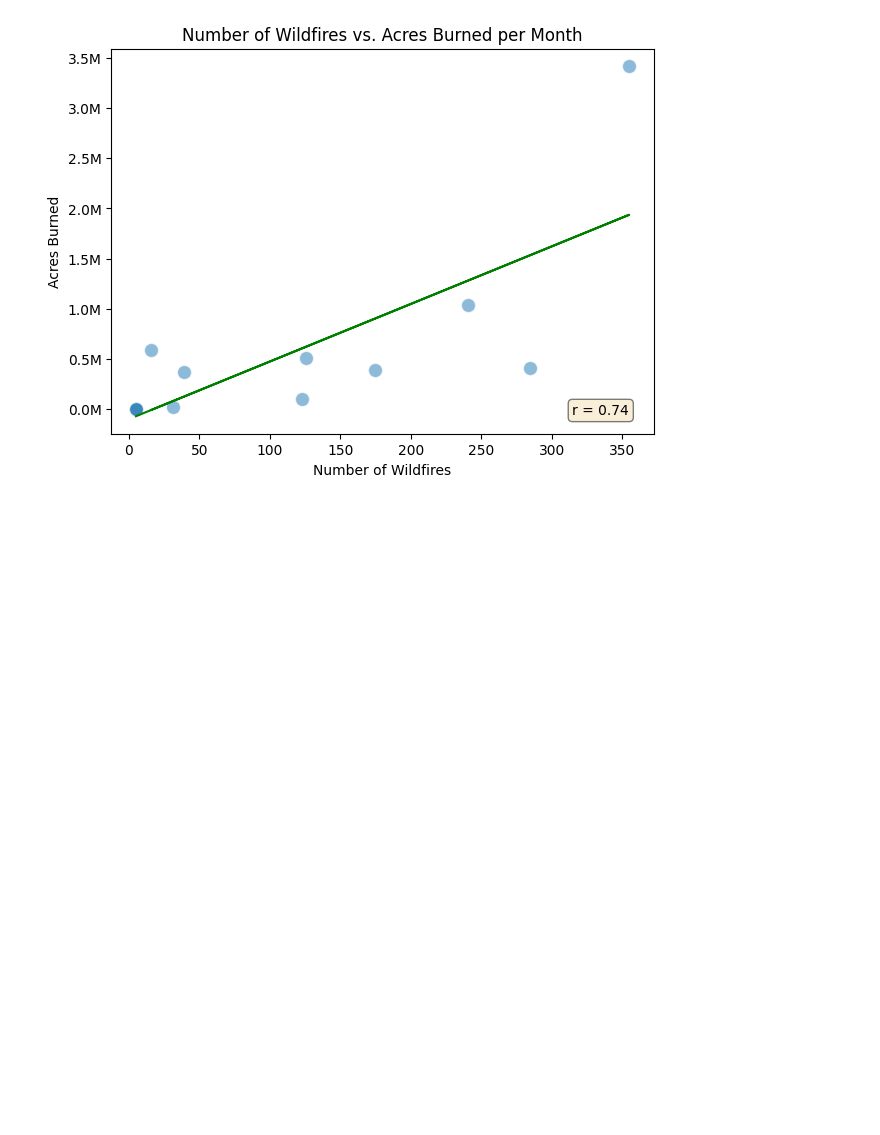
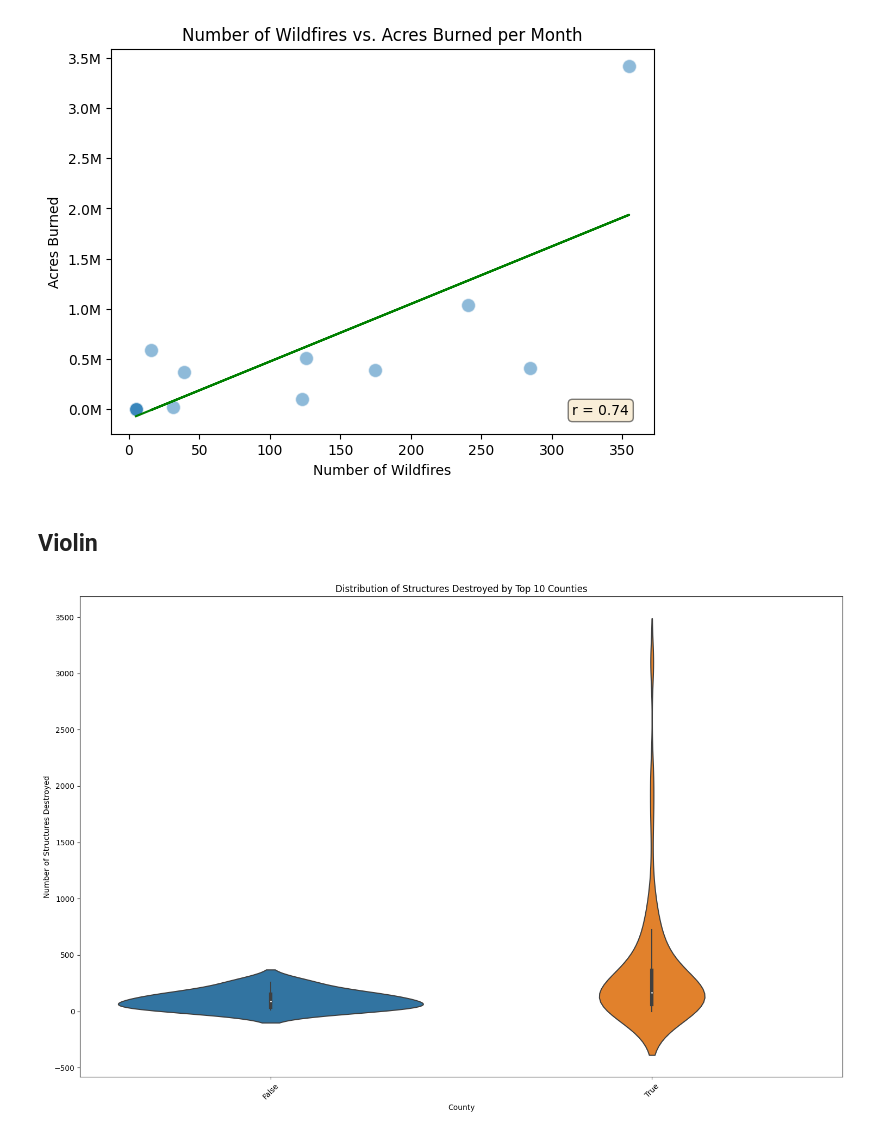
Before and after one commit to okaynils/fhnw-ds-gdv, a Jupyter notebook: wildfires.ipynb, the cells around one changed output. Cells and saved outputs as stored; diff of their text form; code cells hidden in the pictures; blank space fills up the shorter version.

```diff
--- a/wildfires.ipynb
+++ b/wildfires.ipynb
@@ -418,3 +494,17 @@ plt.text(0.85, 0.05, 'r = {:.2f}'.format(r), transform=ax.transAxes, bbox=props)
 FixedFormatter should only be used together with FixedLocator
 Text(0.85, 0.05, 'r = 0.74')
 [figure]
+# %% [markdown]
+## Violin
+# %%
+# Creating the violin plot
+plt.figure(figsize=(15, 10))
+sns.violinplot(x='MajorIncident', y='PersonnelInvolved', data=df_select)
+plt.title('Distribution of Structures Destroyed by Top 10 Counties')
+plt.ylabel('Number of Structures Destroyed')
+plt.xlabel('County')
+plt.xticks(rotation=45)  # Adjust the rotation of x-axis labels for better visibility
+plt.tight_layout()
+plt.show()
+# %% [output]
+[figure, added]
```
Also changed, not shown: parts of 14 cells of this notebook, 36 other files.
